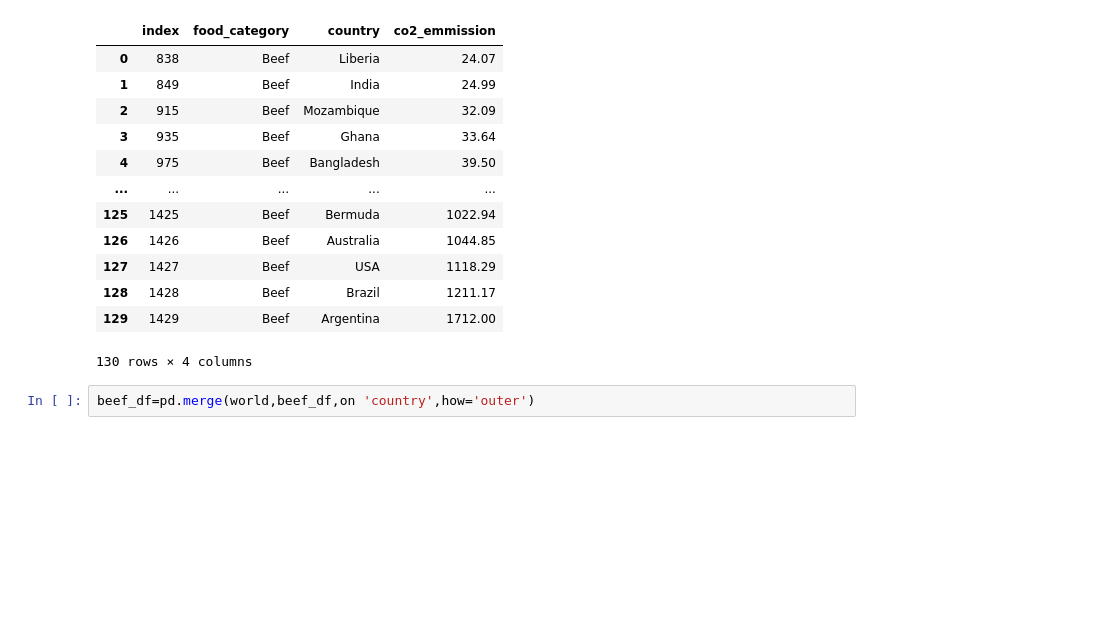
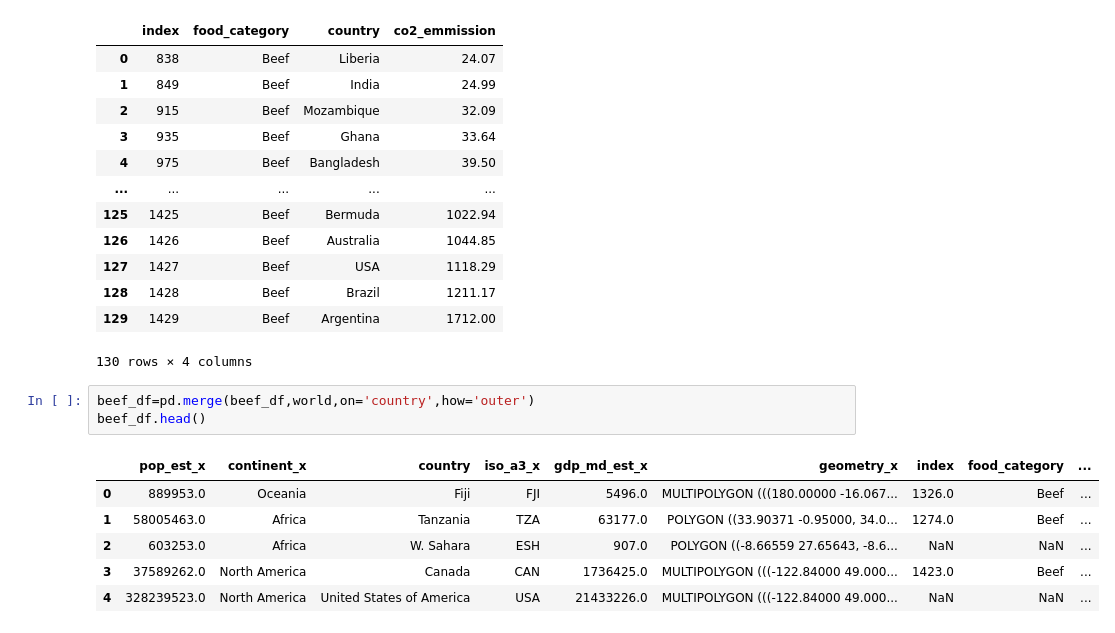
Before and after one commit to Karlajack/pydata_analysis, a Jupyter notebook: pandasvisulizationproject.ipynb, the cells around one changed output. Drawn from its saved outputs; the diff is of its cells as text; blank space fills up the shorter version.

```diff
--- a/pandasvisulizationproject.ipynb
+++ b/pandasvisulizationproject.ipynb
@@ -229,4 +229,12 @@ beef_df
 | 129 | 1429 | Beef | Argentina | 1712.00 |
 130 rows × 4 columns
 # %%
-beef_df=pd.merge(world,beef_df,on 'country',how='outer')
+beef_df=pd.merge(beef_df,world,on='country',how='outer')
+beef_df.head()
+# %% [output]
+|  | pop_est_x | continent_x | country | iso_a3_x | gdp_md_est_x | geometry_x | index | food_category | ... |
+| 0 | 889953.0 | Oceania | Fiji | FJI | 5496.0 | MULTIPOLYGON (((180.00000 -16.067... | 1326.0 | Beef | ... |
+| 1 | 58005463.0 | Africa | Tanzania | TZA | 63177.0 | POLYGON ((33.90371 -0.95000, 34.0... | 1274.0 | Beef | ... |
+| 2 | 603253.0 | Africa | W. Sahara | ESH | 907.0 | POLYGON ((-8.66559 27.65643, -8.6... | NaN | NaN | ... |
+| 3 | 37589262.0 | North America | Canada | CAN | 1736425.0 | MULTIPOLYGON (((-122.84000 49.000... | 1423.0 | Beef | ... |
+| 4 | 328239523.0 | North America | United States of America | USA | 21433226.0 | MULTIPOLYGON (((-122.84000 49.000... | NaN | NaN | ... |
```
Also changed, not shown: parts of 1 cell of this notebook.
